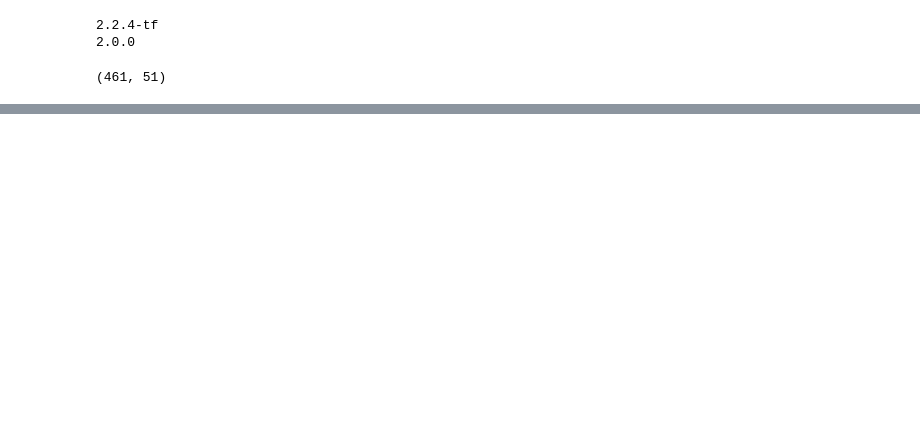
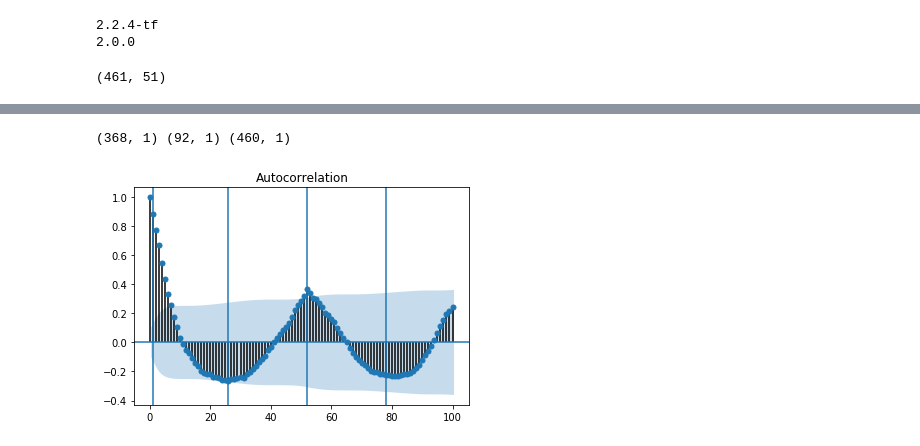
Before and after one commit to FiveSixSenvenEight/109B_flu_prediction, a Jupyter notebook: 02-analysis/01-ZXU.ipynb, the cells around one changed output, grey strips where cells are left out. Drawn from its saved outputs; the diff is of its cells as text; code cells hidden in the pictures; blank space fills up the shorter version.

```diff
--- a/02-analysis/01-ZXU.ipynb
+++ b/02-analysis/01-ZXU.ipynb
@@ -88,0 +120,28 @@ print(X_all.shape, X_all_gt.shape, y_all.shape)
+# %%
+# Define target
+target = 'target'
+train_len = len(df_state_train)
+df_state = pd.concat((df_state_train, df_state_test), axis=0)
+y_all = df_state[[flu_colname]].shift(-4).fillna(method = 'ffill')
+y_train = y_all[:train_len]
+y_test = y_all[train_len:]
+
+# y_train = df_state_train[[target]]
+# y_test = df_state_test[[target]]
+y_train, y_test = minmax_transform(y_train, y_test)
+
+y_all = np.concatenate((y_train, y_test))
+
+print(y_train.shape, y_test.shape, y_all.shape)
+# %% [output]
+(368, 1) (92, 1) (460, 1)
+# %%
+from statsmodels.graphics.tsaplots import plot_acf
+plot_acf(df_state_train['target'].values, lags=100)
+plt.axvline(1)
+plt.axvline(26)
+plt.axvline(26*2)
+plt.axvline(26*3)
+plt.show()
+# %% [output]
+[figure, added]
```
Also changed, not shown: parts of 24 cells of this notebook.
